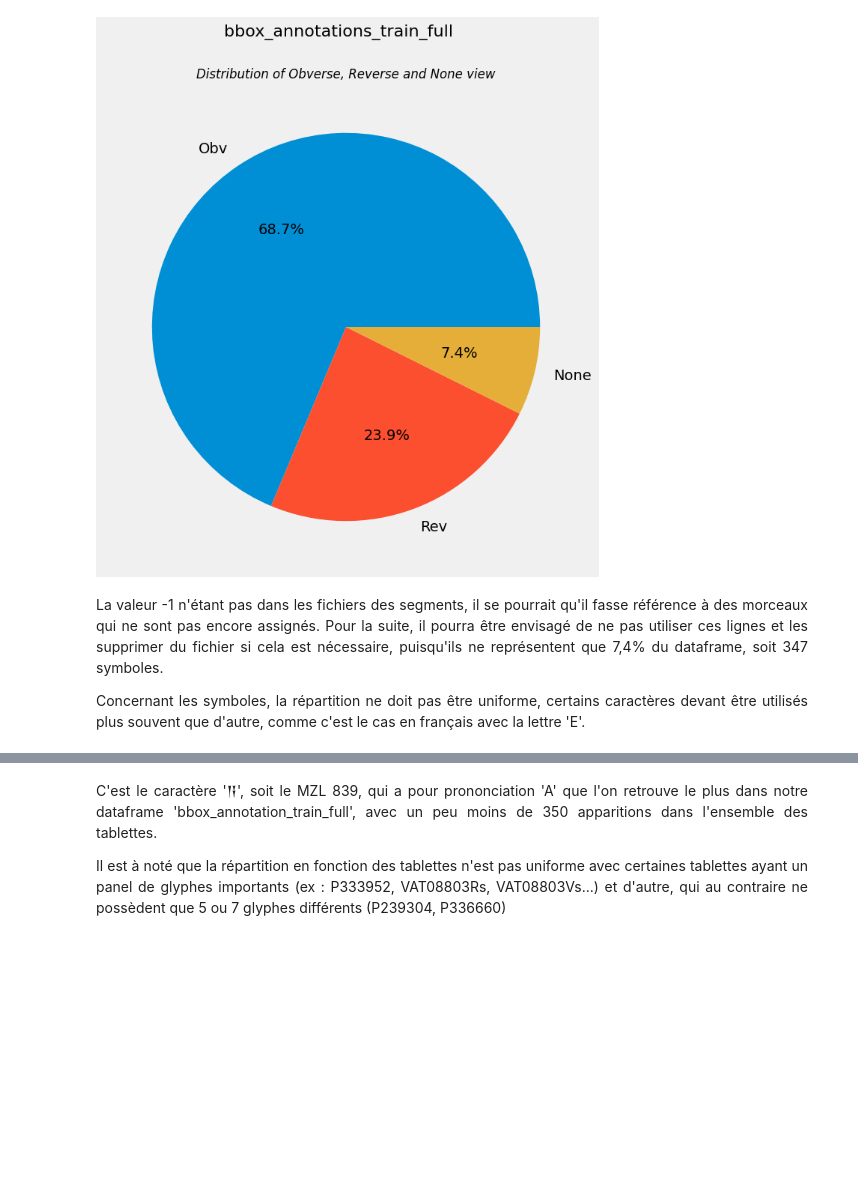
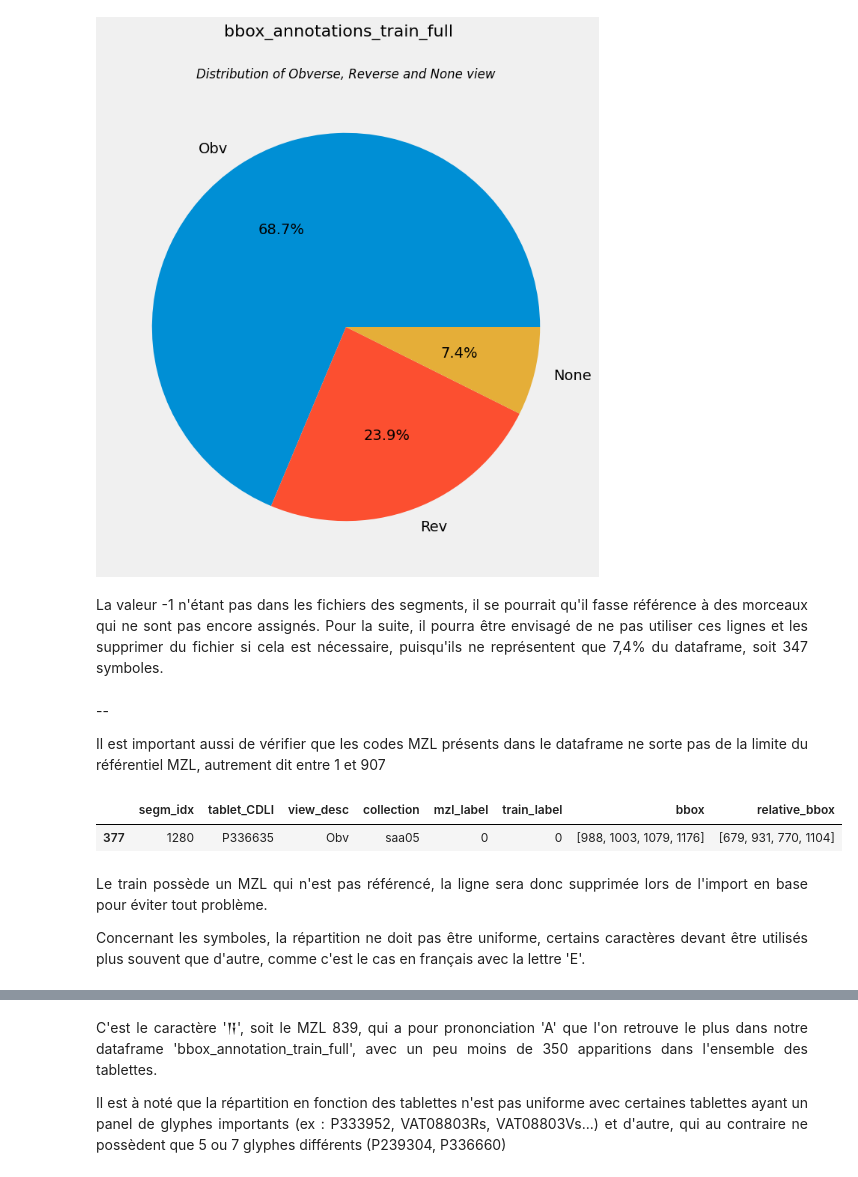
Before and after one commit to CharleyDL/Aissyr, a Jupyter notebook: notebook/notebook_part1_-_EDA_DATASET.ipynb, the cells around one changed output, grey strips where cells are left out. Saved outputs shown, nothing was run; the diff lists cells and outputs as text; code cells hidden in the pictures; blank space fills up the shorter version.

```diff
--- a/notebook/notebook_part1_-_EDA_DATASET.ipynb
+++ b/notebook/notebook_part1_-_EDA_DATASET.ipynb
@@ -370,10 +377,26 @@ plt.show()
 <p style="text-align: justify; margin-left: 80px; margin-right: 80px;">
 La valeur -1 n'étant pas dans les fichiers des segments, il se pourrait qu'il fasse référence à des morceaux qui ne sont pas encore assignés. Pour la suite, il pourra être envisagé de ne pas utiliser ces lignes et les supprimer du fichier si cela est nécessaire, puisqu'ils ne représentent que 7,4% du dataframe, soit 347 symboles.
 </p>
-
-<p style="text-align: justify; margin-left: 80px; margin-right: 80px;">
-Concernant les symboles, la répartition ne doit pas être uniforme, certains caractères devant être utilisés plus souvent que d'autre, comme c'est le cas en français avec la lettre 'E'.
-</p>
+# %% [markdown]
+<p style="text-align: justify; margin-left: 80px; margin-right: 80px;">--</p>
+<p style="text-align: justify; margin-left: 80px; margin-right: 80px;">
+Il est important aussi de vérifier que les codes MZL présents dans le dataframe ne sorte pas de la limite du référentiel MZL, autrement dit entre 1 et 907
+</p>
+# %%
+invalid_values = df_bb_ann_train[(df_bb_ann_train['mzl_label'] < 1)\
+                                  | (df_bb_ann_train['mzl_label'] > 907)]
+invalid_values
+# %% [output]
+|  | segm_idx | tablet_CDLI | view_desc | collection | mzl_label | train_label | bbox | relative_bbox |
+| 377 | 1280 | P336635 | Obv | saa05 | 0 | 0 | [988, 1003, 1079, 1176] | [679, 931, 770, 1104] |
+# %% [markdown]
+<p style="text-align: justify; margin-left: 80px; margin-right: 80px;">
+Le train possède un MZL qui n'est pas référencé, la ligne sera donc supprimée lors de l'import en base pour éviter tout problème.
+</p>
+
+<p style="text-align: justify; margin-left: 80px; margin-right: 80px;">
+Concernant les symboles, la répartition ne doit pas être uniforme, certains caractères devant être utilisés plus souvent que d'autre, comme c'est le cas en français avec la lettre 'E'.
+</p>
 # %%
 sns.countplot(data=df_bb_ann_train, x='mzl_label')
 
```
Also changed, not shown: parts of 10 cells of this notebook, 4 other files.
